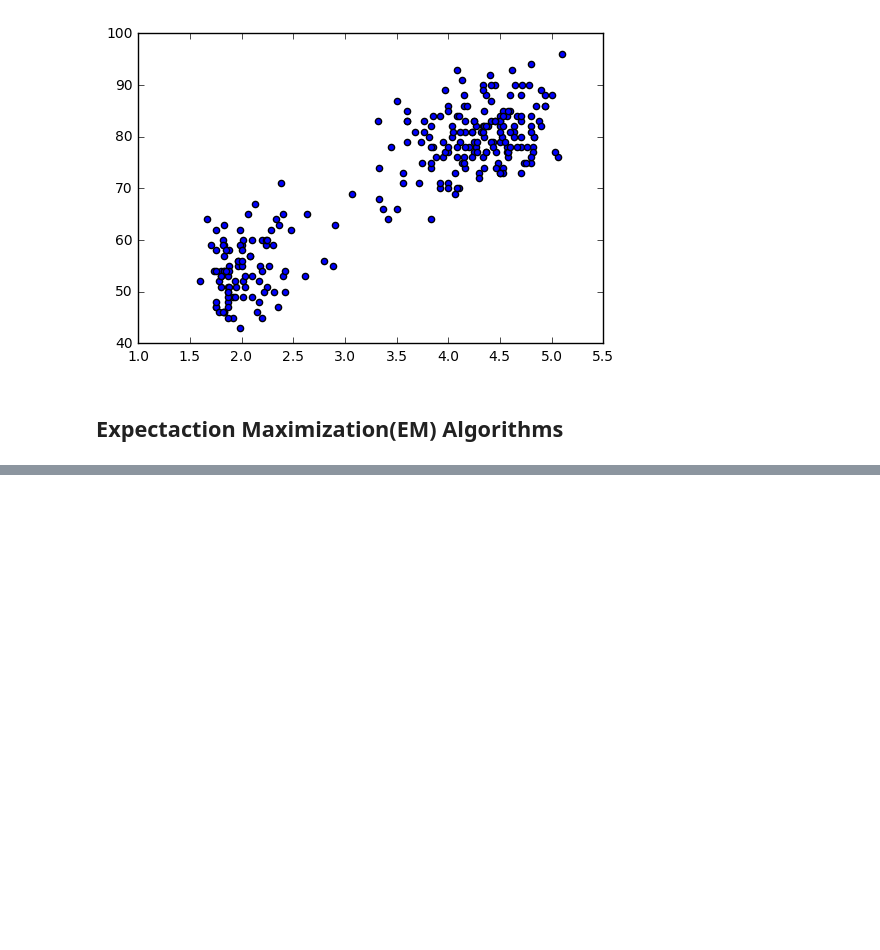
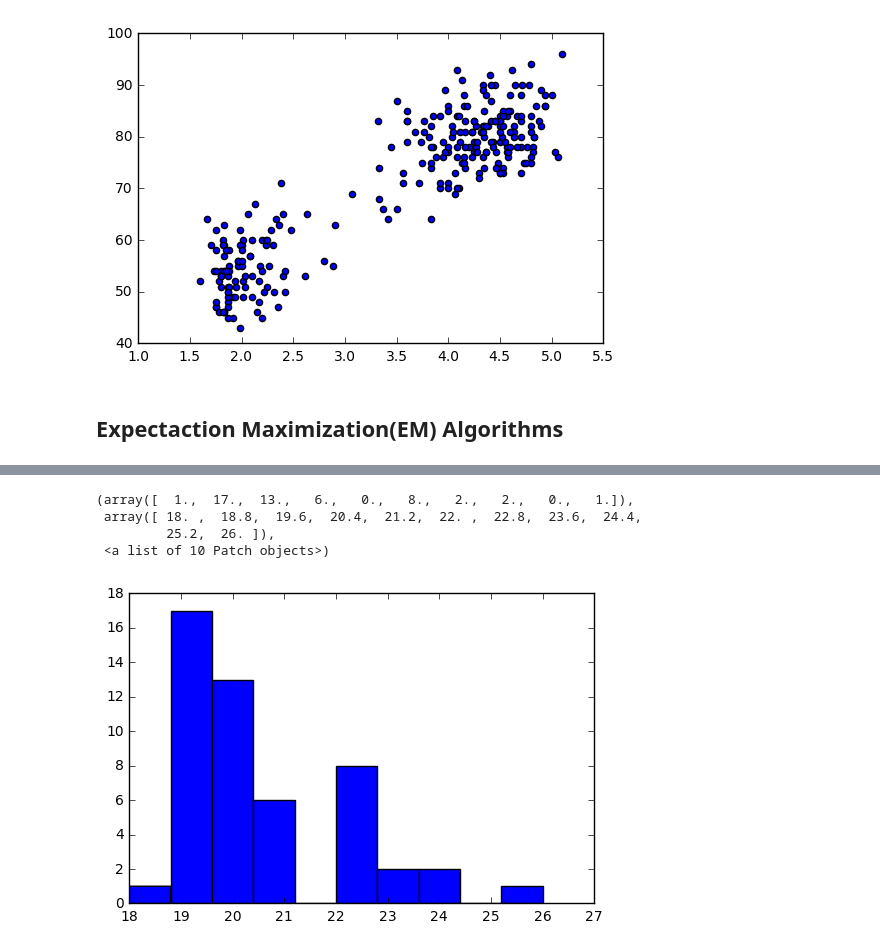
Before and after one commit to bluenight1994/Applied-Machine-Learning, a Jupyter notebook: EM/Old_Faithful.ipynb, the cells around one changed output, grey strips where cells are left out. Drawn from its saved outputs; the diff is of its cells as text; code cells hidden in the pictures; blank space fills up the shorter version.

```diff
--- a/EM/Old_Faithful.ipynb
+++ b/EM/Old_Faithful.ipynb
@@ -66,0 +99,15 @@ print em.iterate()
+# %%
+iterations = []
+for i in range(50):
+    em = ExpectationMaximization(data)
+    num = em.iterate()
+    print i, num
+    iterations.append(num)
+# %%
+plt.hist(iterations)
+# %% [output]
+(array([  1.,  17.,  13.,   6.,   0.,   8.,   2.,   2.,   0.,   1.]),
+ array([ 18. ,  18.8,  19.6,  20.4,  21.2,  22. ,  22.8,  23.6,  24.4,
+         25.2,  26. ]),
+ <a list of 10 Patch objects>)
+[figure, added]
```
Also changed, not shown: parts of 3 cells of this notebook.
